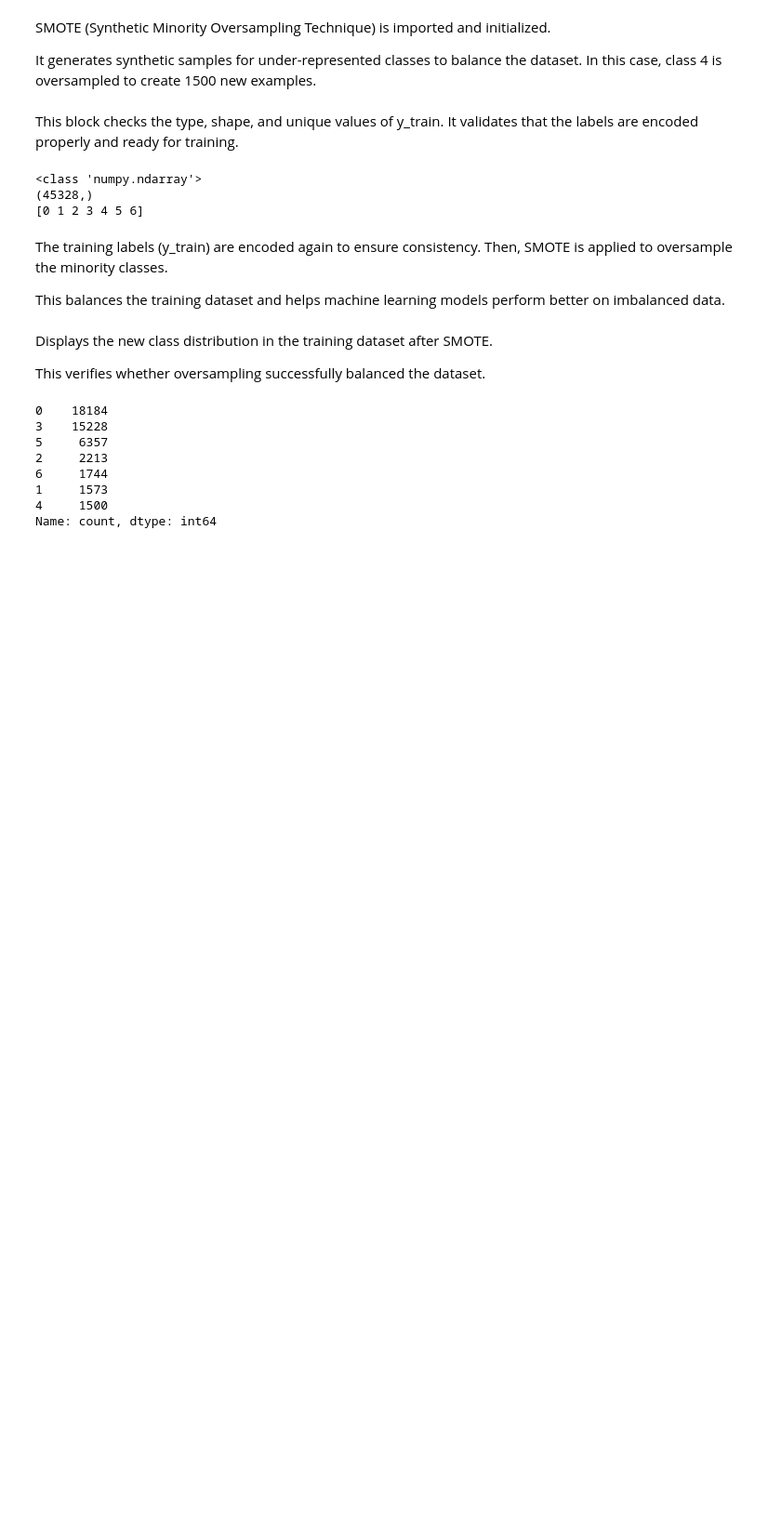
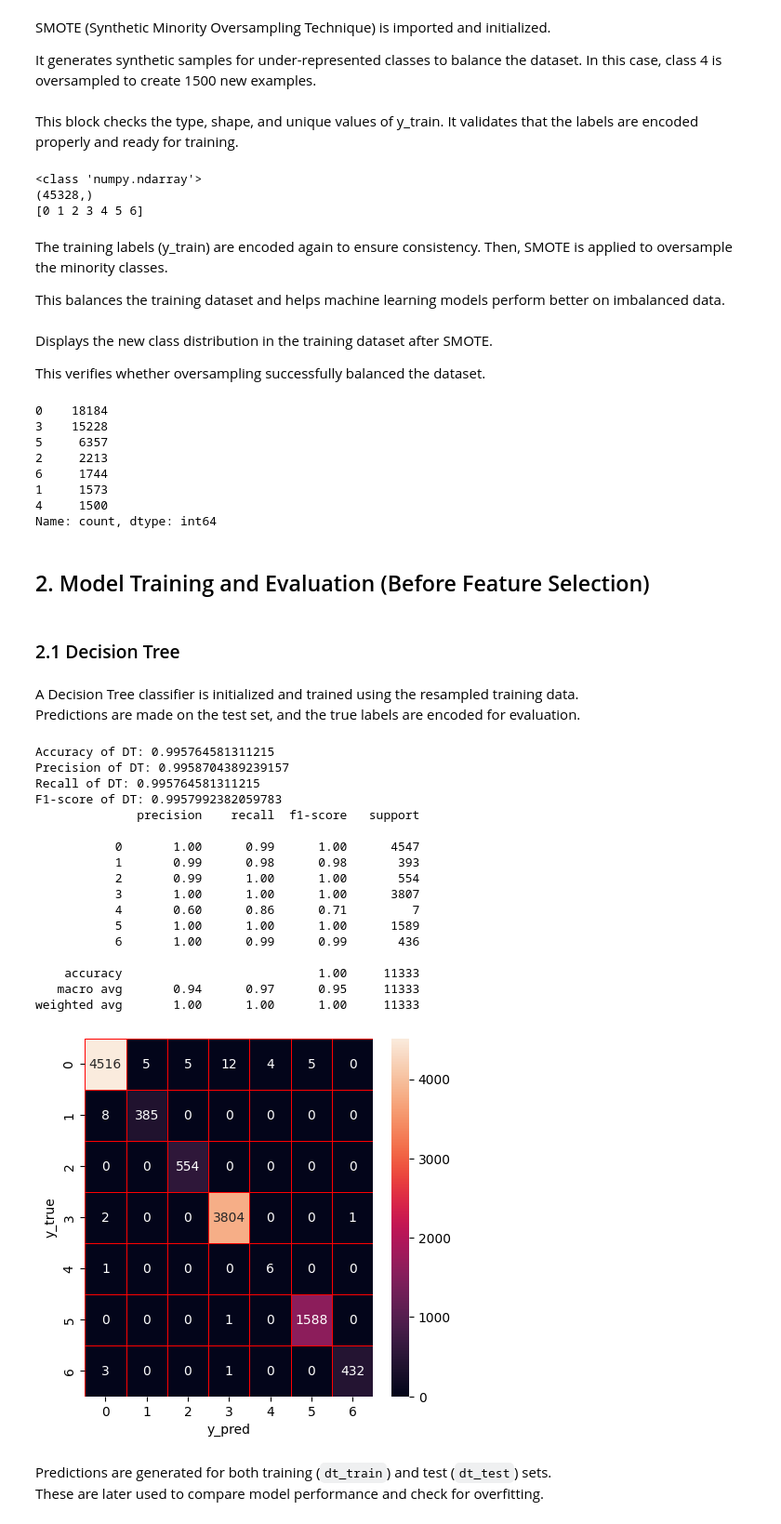
Before and after one commit to divya-392/Master-s-Project, a Jupyter notebook: IDS_TreeBase.ipynb, the cells around one changed output. Shown at 93% size. Drawn from its saved outputs; the diff is of its cells as text; code cells hidden in the pictures; blank space fills up the shorter version.

Commit message:
Added Step 2: Model training and evaluation (Decision Tree, Random Forest, Extra Trees, XGBoost, Stacking) before feature selection in IDS_TreeBase notebook

```diff
--- a/IDS_TreeBase.ipynb
+++ b/IDS_TreeBase.ipynb
@@ -132,3 +132,52 @@ pd.Series(y_train).value_counts()
 1     1573
 4     1500
 Name: count, dtype: int64
+# %% [markdown]
+## 2. Model Training and Evaluation (Before Feature Selection)
+# %% [markdown]
+### 2.1 Decision Tree
+# %% [markdown]
+A Decision Tree classifier is initialized and trained using the resampled training data.
+Predictions are made on the test set, and the true labels are encoded for evaluation.
+# %%
+# Decision tree training and prediction
+dt = DecisionTreeClassifier(random_state = 0)
+dt.fit(X_train,y_train)
+
+y_predict=dt.predict(X_test)
+y_true=y_test
+y_true_encoded=labelencoder.transform(y_true)
+print('Accuracy of DT: '+ str(dt.score(X_test,y_true_encoded)))
+precision,recall,fscore,none= precision_recall_fscore_support(y_true_encoded, y_predict, average='weighted')
+print('Precision of DT: '+(str(precision)))
+print('Recall of DT: '+(str(recall)))
+print('F1-score of DT: '+(str(fscore)))
+print(classification_report(y_true_encoded,y_predict))
+cm=confusion_matrix(y_true_encoded,y_predict)
+f,ax=plt.subplots(figsize=(5,5))
+sns.heatmap(cm,annot=True,linewidth=0.5,linecolor="red",fmt=".0f",ax=ax)
+plt.xlabel("y_pred")
+plt.ylabel("y_true")
+plt.show()
+# %% [output]
+Accuracy of DT: 0.995764581311215
+Precision of DT: 0.9958704389239157
+Recall of DT: 0.995764581311215
+F1-score of DT: 0.9957992382059783
+              precision    recall  f1-score   support
+
+           0       1.00      0.99      1.00      4547
+           1       0.99      0.98      0.98       393
+           2       0.99      1.00      1.00       554
+           3       1.00      1.00      1.00      3807
+           4       0.60      0.86      0.71         7
+           5       1.00      1.00      1.00      1589
+           6       1.00      0.99      0.99       436
+
+    accuracy                           1.00     11333
+   macro avg       0.94      0.97      0.95     11333
+weighted avg       1.00      1.00      1.00     11333
+[figure, added]
+# %% [markdown]
+Predictions are generated for both training (`dt_train`) and test (`dt_test`) sets.
+These are later used to compare model performance and check for overfitting.
```
Also changed, not shown: parts of 27 cells of this notebook.
